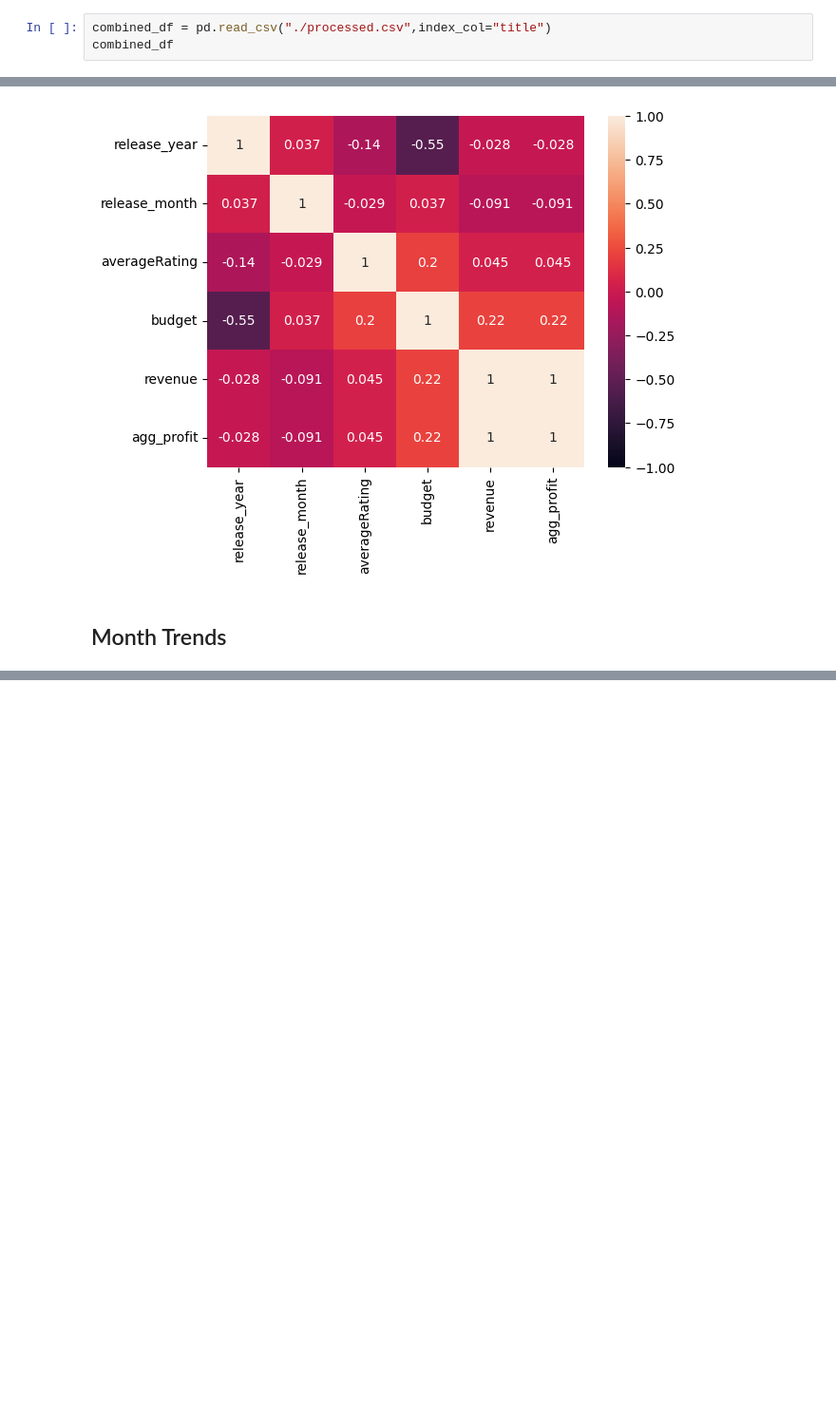
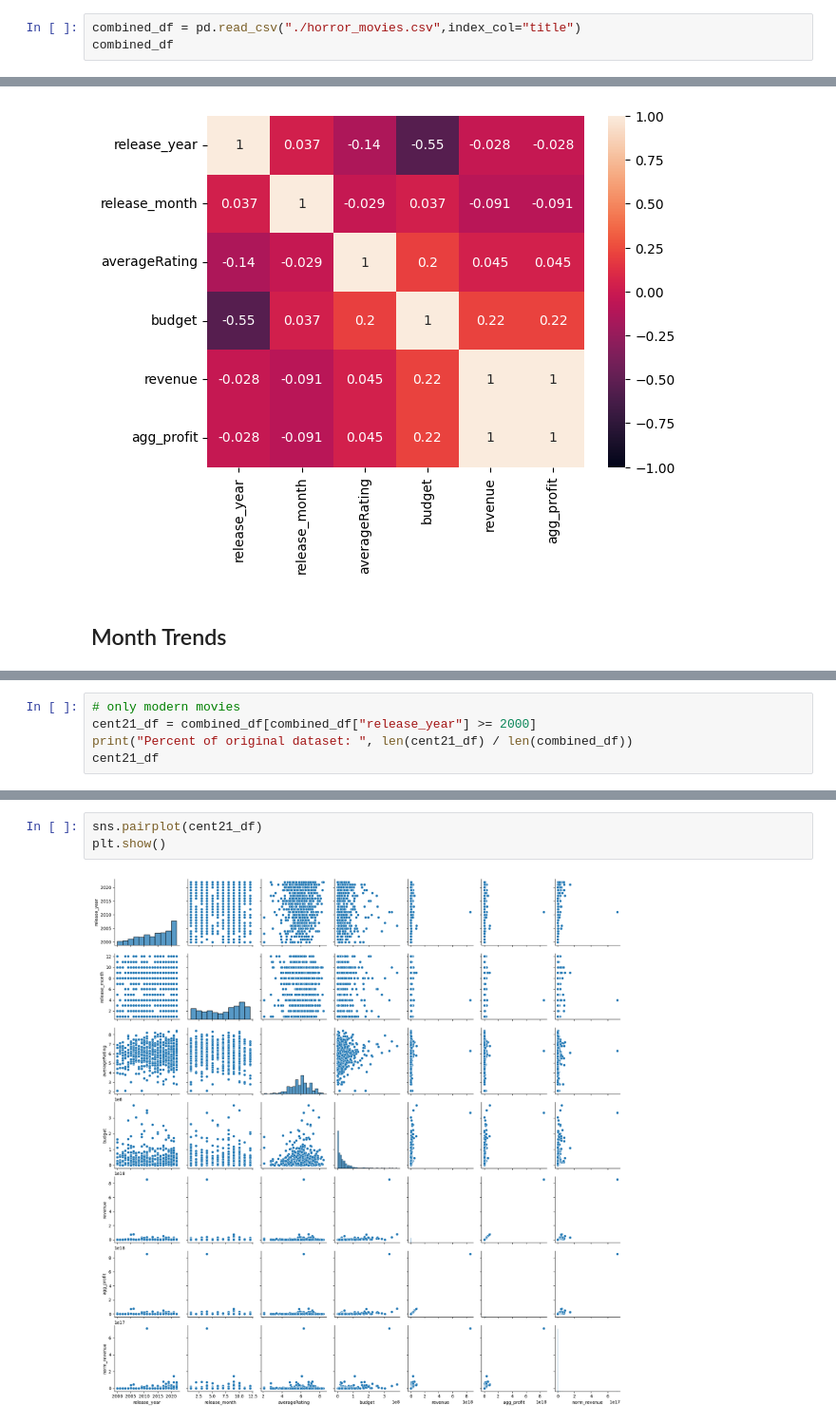
Before and after one commit to StevenAGoodman/tsa_data_science, a Jupyter notebook: exploratory.ipynb, the cells around one changed output, grey strips where cells are left out. Shown at 95% size. Cells and saved outputs as stored; diff of their text form; blank space fills up the shorter version.

```diff
--- a/exploratory.ipynb
+++ b/exploratory.ipynb
@@ -4,7 +4,7 @@ import numpy as np
 import matplotlib.pyplot as plt
 import seaborn as sns
 # %%
-combined_df = pd.read_csv("./processed.csv",index_col="title")
+combined_df = pd.read_csv("./horror_movies.csv",index_col="title")
 combined_df
 # %% [output]
 |  | original_language | release_year | release_month | runtime | genre | averageRating | budget | revenue | ... |
@@ -69,0 +70,5 @@ plt.show()
+# %%
+# only modern movies
+cent21_df = combined_df[combined_df["release_year"] >= 2000]
+print("Percent of original dataset: ", len(cent21_df) / len(combined_df))
+cent21_df
@@ -69,0 +91,5 @@ plt.show()
+# %%
+sns.pairplot(cent21_df)
+plt.show()
+# %% [output]
+[figure, added]
```
Also changed, not shown: parts of 7 cells of this notebook, 1 other file.
